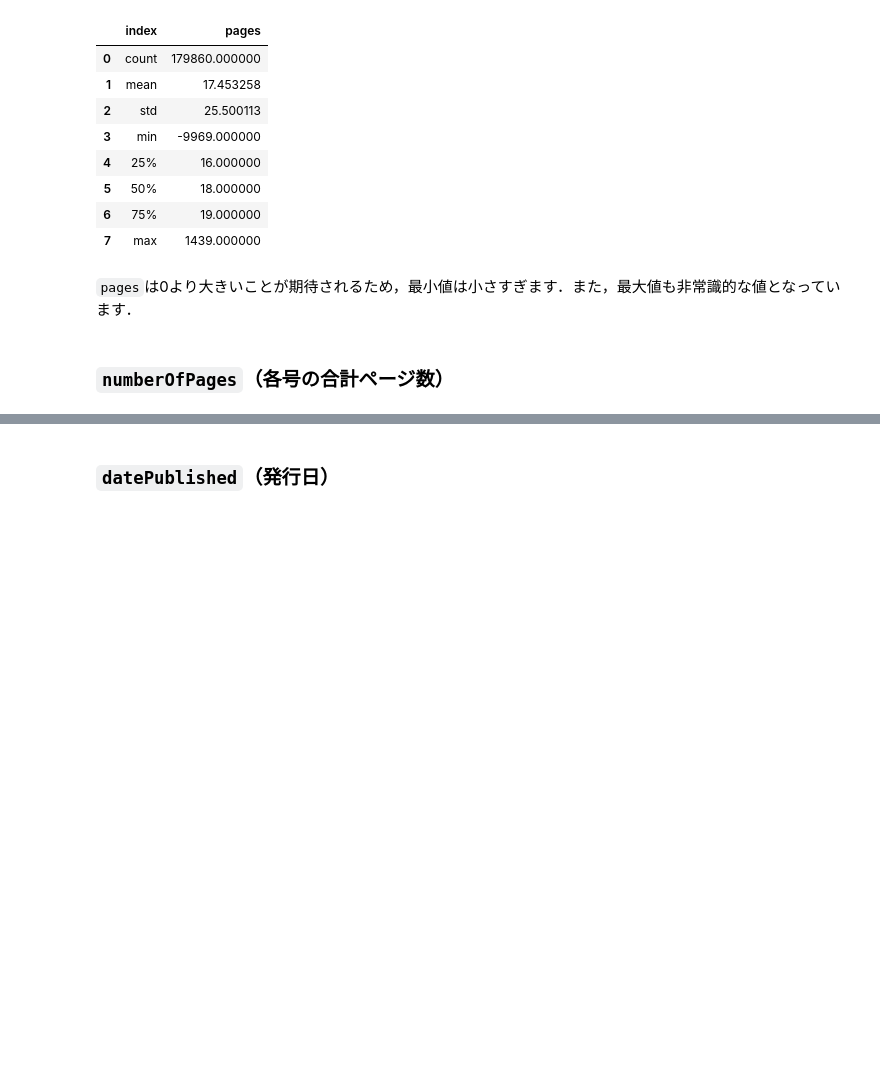
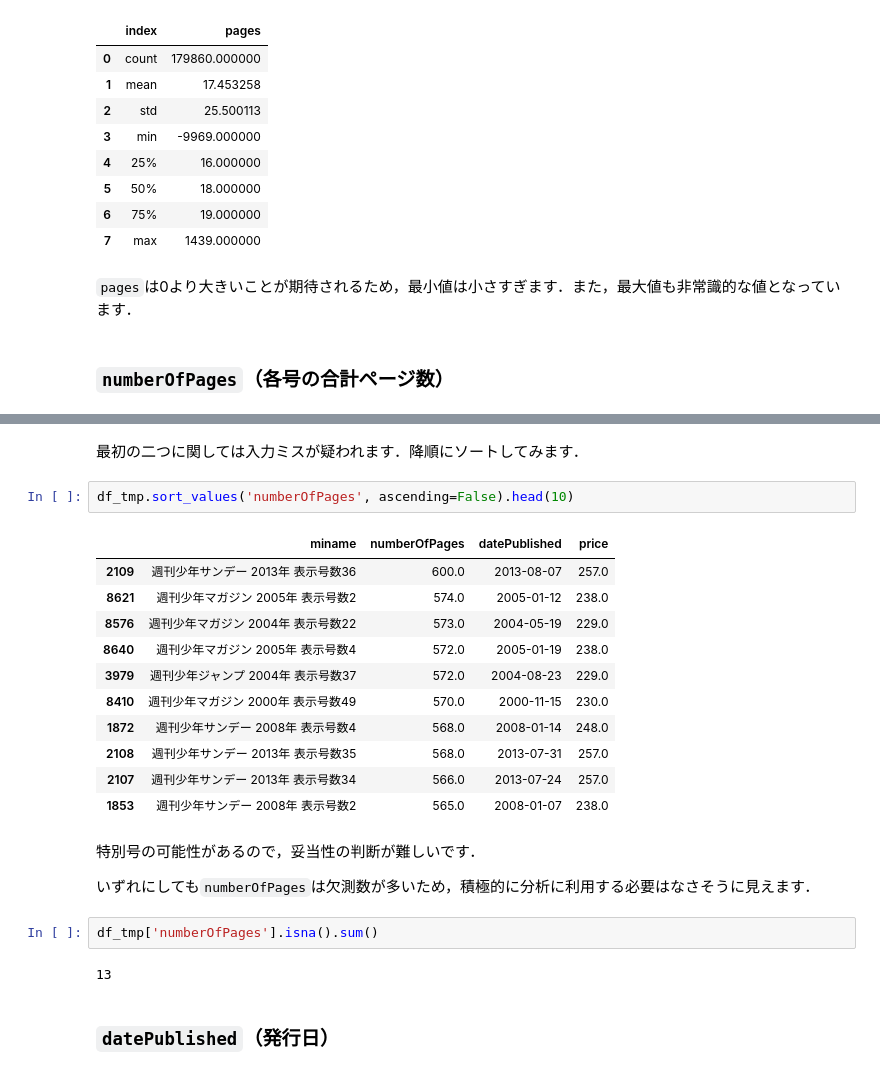
Before and after one commit to kakeami/viz-madb, a Jupyter notebook: _sources/eda/eda.ipynb, the cells around one changed output, grey strips where cells are left out. Saved outputs shown, nothing was run; the diff lists cells and outputs as text; blank space fills up the shorter version.

```diff
--- a/_sources/eda/eda.ipynb
+++ b/_sources/eda/eda.ipynb
@@ -419,2 +454,26 @@ df_tmp['pages'].describe().reset_index()
+# %% [markdown]
+最初の二つに関しては入力ミスが疑われます．降順にソートしてみます．
+# %%
+df_tmp.sort_values('numberOfPages', ascending=False).head(10)
+# %% [output]
+|  | miname | numberOfPages | datePublished | price |
+| 2109 | 週刊少年サンデー 2013年 表示号数36 | 600.0 | 2013-08-07 | 257.0 |
+| 8621 | 週刊少年マガジン 2005年 表示号数2 | 574.0 | 2005-01-12 | 238.0 |
+| 8576 | 週刊少年マガジン 2004年 表示号数22 | 573.0 | 2004-05-19 | 229.0 |
+| 8640 | 週刊少年マガジン 2005年 表示号数4 | 572.0 | 2005-01-19 | 238.0 |
+| 3979 | 週刊少年ジャンプ 2004年 表示号数37 | 572.0 | 2004-08-23 | 229.0 |
+| 8410 | 週刊少年マガジン 2000年 表示号数49 | 570.0 | 2000-11-15 | 230.0 |
+| 1872 | 週刊少年サンデー 2008年 表示号数4 | 568.0 | 2008-01-14 | 248.0 |
+| 2108 | 週刊少年サンデー 2013年 表示号数35 | 568.0 | 2013-07-31 | 257.0 |
+| 2107 | 週刊少年サンデー 2013年 表示号数34 | 566.0 | 2013-07-24 | 257.0 |
+| 1853 | 週刊少年サンデー 2008年 表示号数2 | 565.0 | 2008-01-07 | 238.0 |
+# %% [markdown]
+特別号の可能性があるので，妥当性の判断が難しいです．
+
+いずれにしても`numberOfPages`は欠測数が多いため，積極的に分析に利用する必要はなさそうに見えます．
+# %%
+df_tmp['numberOfPages'].isna().sum()
+# %% [output]
+13
 # %% [markdown]
 ### `datePublished`（発行日）
```
Also changed, not shown: parts of 6 cells of this notebook, 2 other files.
